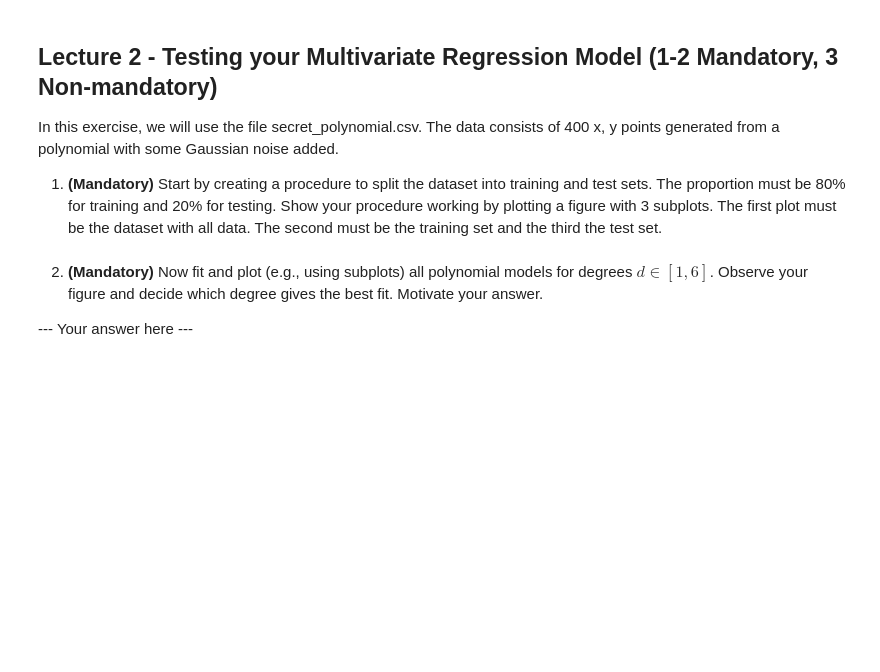
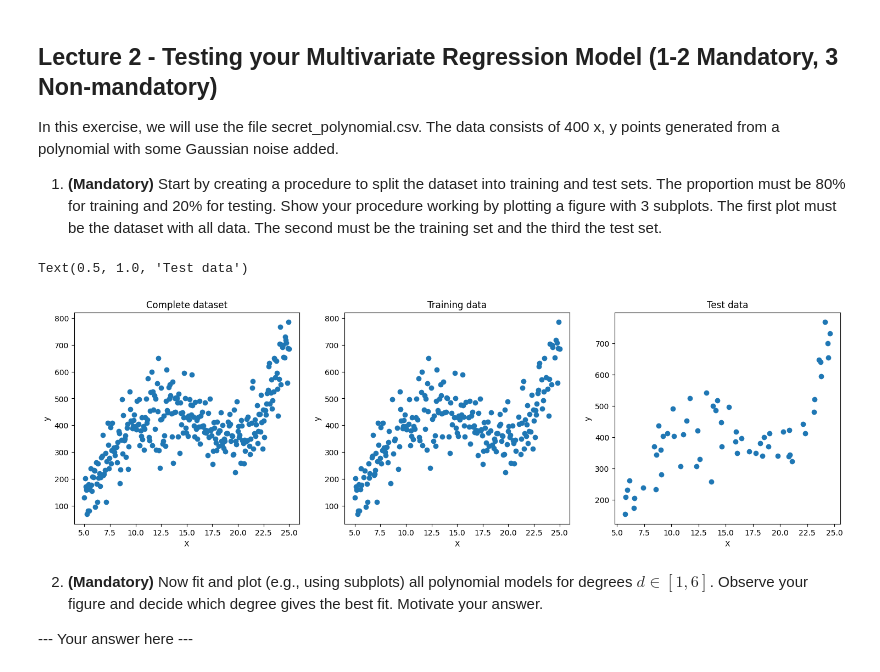
Before and after one commit to SuyashMullick/2DV516-Assignments, a Jupyter notebook: A2/Assignment-2/username_A2.ipynb, the cells around one changed output. Cells and saved outputs as stored; diff of their text form; code cells hidden in the pictures; blank space fills up the shorter version.

```diff
--- a/A2/Assignment-2/username_A2.ipynb
+++ b/A2/Assignment-2/username_A2.ipynb
@@ -100,3 +170,30 @@ In this exercise, we will use the file secret_polynomial.csv. The data consists
+# %%
+secret_poly_data = pd.read_csv("datasets/secret_polynomial.csv")
+
+X = secret_poly_data.X.to_numpy()
+y = secret_poly_data.y.to_numpy()
+
+X_train, y_train, X_test, y_test = train_test_split(X, y, 0.2)
+
+fig, axs = plt.subplots(1,3, figsize=(18, 5))
+
+axs[0].scatter(X, y)
+axs[0].set_xlabel("X")
+axs[0].set_ylabel("y")
+axs[0].set_title("Complete dataset")
+
+axs[1].scatter(X_train, y_train)
+axs[1].set_xlabel("X")
+axs[1].set_ylabel("y")
+axs[1].set_title("Training data")
+
+axs[2].scatter(X_test, y_test)
+axs[2].set_xlabel("X")
+axs[2].set_ylabel("y")
+axs[2].set_title("Test data")
+# %% [output]
+Text(0.5, 1.0, 'Test data')
+[figure, added]
 # %% [markdown]
 2. **(Mandatory)** Now fit and plot (e.g., using subplots) all polynomial models for degrees $d\in [1,6]$. Observe your figure and decide which degree gives the best fit. Motivate your answer.
 
```
Also changed, not shown: parts of 12 cells of this notebook, 1 other file.
